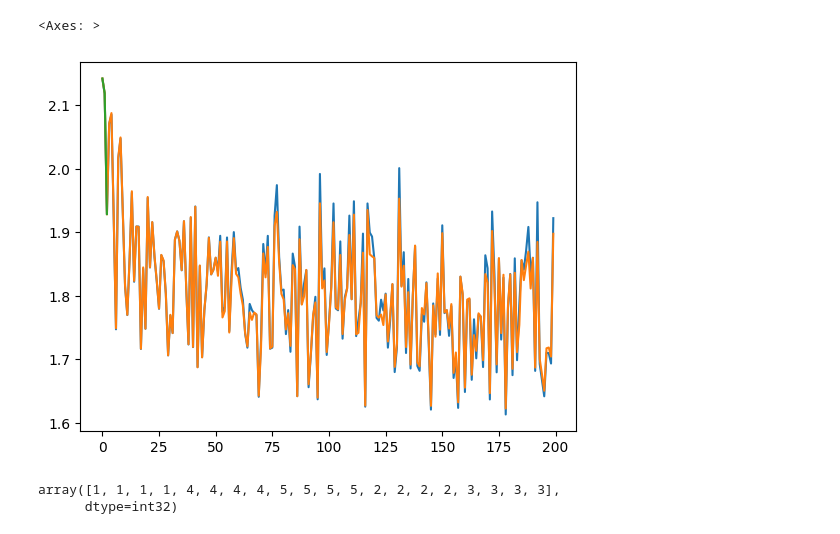
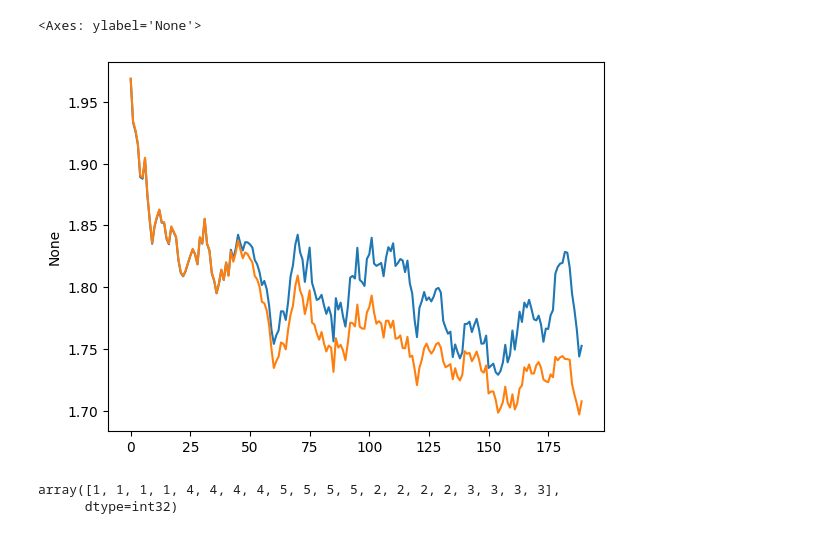
Before and after one commit to GabrielTalasso/FT_LLM_FL, a Jupyter notebook: evaluations.ipynb, the cells around one changed output. Saved outputs shown, nothing was run; the diff lists cells and outputs as text; code cells hidden in the pictures.

```diff
--- a/evaluations.ipynb
+++ b/evaluations.ipynb
@@ -113,12 +129,27 @@ losses3
 # %%
 import seaborn as sns
+import pandas as pd
+
+#rolling mean
+window = 10
+
+losses = pd.Series(losses)
+losses = losses.rolling(window).mean()
+losses = losses[window:]
+losses2 = pd.Series(losses2)
+losses2 = losses2.rolling(window).mean()
+losses2 = losses2[window:]
+losses3 = pd.Series(losses3)
+losses3 = losses3.rolling(window).mean()
+losses3 = losses3[window:]
+
 
 sns.lineplot(x=range(len(losses)), y=losses)
-sns.lineplot(x=range(len(losses2)), y=losses2)
+#sns.lineplot(x=range(len(losses2)), y=losses2)
 sns.lineplot(x=range(len(losses3)), y=losses3)
 # %% [output]
-<Axes: >
+<Axes: ylabel='None'>
-[figure, old version]
+[figure, new version]
 # %%
 path = 'output/aya_dataset_400000_clustered_c20s2_i100_b16a1_l512_r8a16_20240913122148/clusters_round50.npy'
 
```
Also changed, not shown: parts of 2 cells of this notebook.
